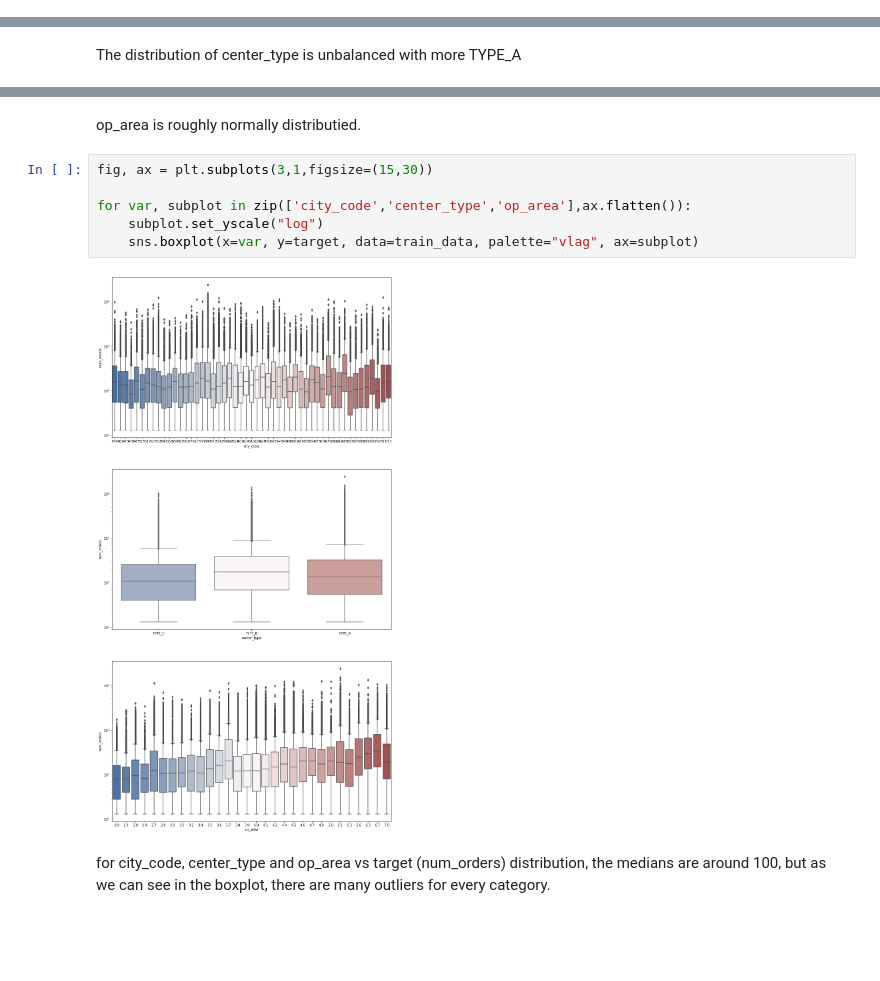
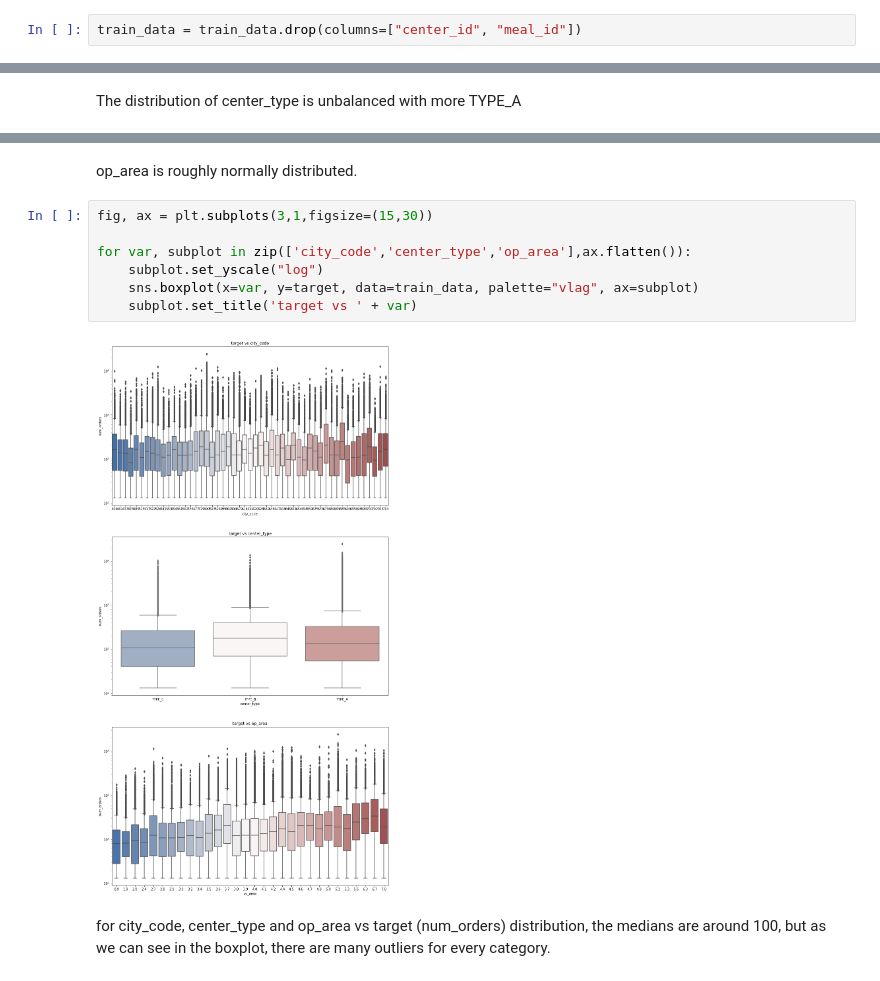
Before and after one commit to jihuali/aml-project, a Jupyter notebook: index.ipynb, the cells around one changed output, grey strips where cells are left out. Saved outputs shown, nothing was run; the diff lists cells and outputs as text; blank space fills up the shorter version.

```diff
--- a/index.ipynb
+++ b/index.ipynb
@@ -98,6 +100,8 @@ memory usage: 3.1+ KB
 # %%
 train_data = pd.merge(train_data,meal_info,on='meal_id',how='left')
 train_data = pd.merge(train_data,center_info, on='center_id', how='left')
+# %%
+train_data = train_data.drop(columns=["center_id", "meal_id"])
 # %%
 train_data.head()
 # %% [output]
@@ -361,12 +228,13 @@ plt.hist(x=train_data.op_area)
 # %% [markdown]
-op_area is roughly normally distributied.
+op_area is roughly normally distributed.
 # %%
 fig, ax = plt.subplots(3,1,figsize=(15,30))
 
 for var, subplot in zip(['city_code','center_type','op_area'],ax.flatten()):
     subplot.set_yscale("log")
     sns.boxplot(x=var, y=target, data=train_data, palette="vlag", ax=subplot)
+    subplot.set_title('target vs ' + var)
 # %% [output]
-[figure, old version]
+[figure, new version]
 # %% [markdown]
 for city_code, center_type and op_area vs target (num_orders) distribution, the medians are around 100, but as we can see in the boxplot, there are many outliers for every category.
```
Also changed, not shown: parts of 34 cells of this notebook.
